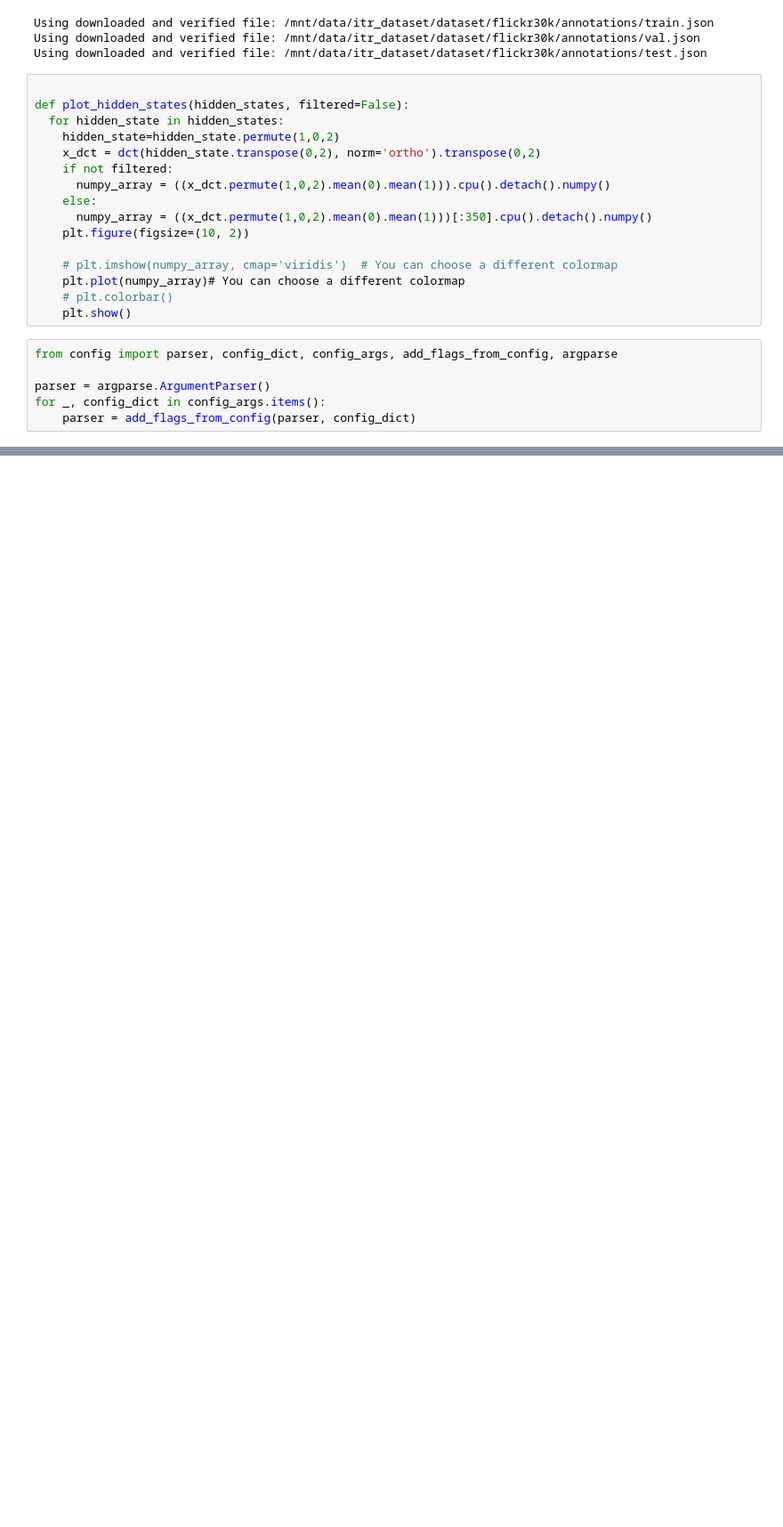
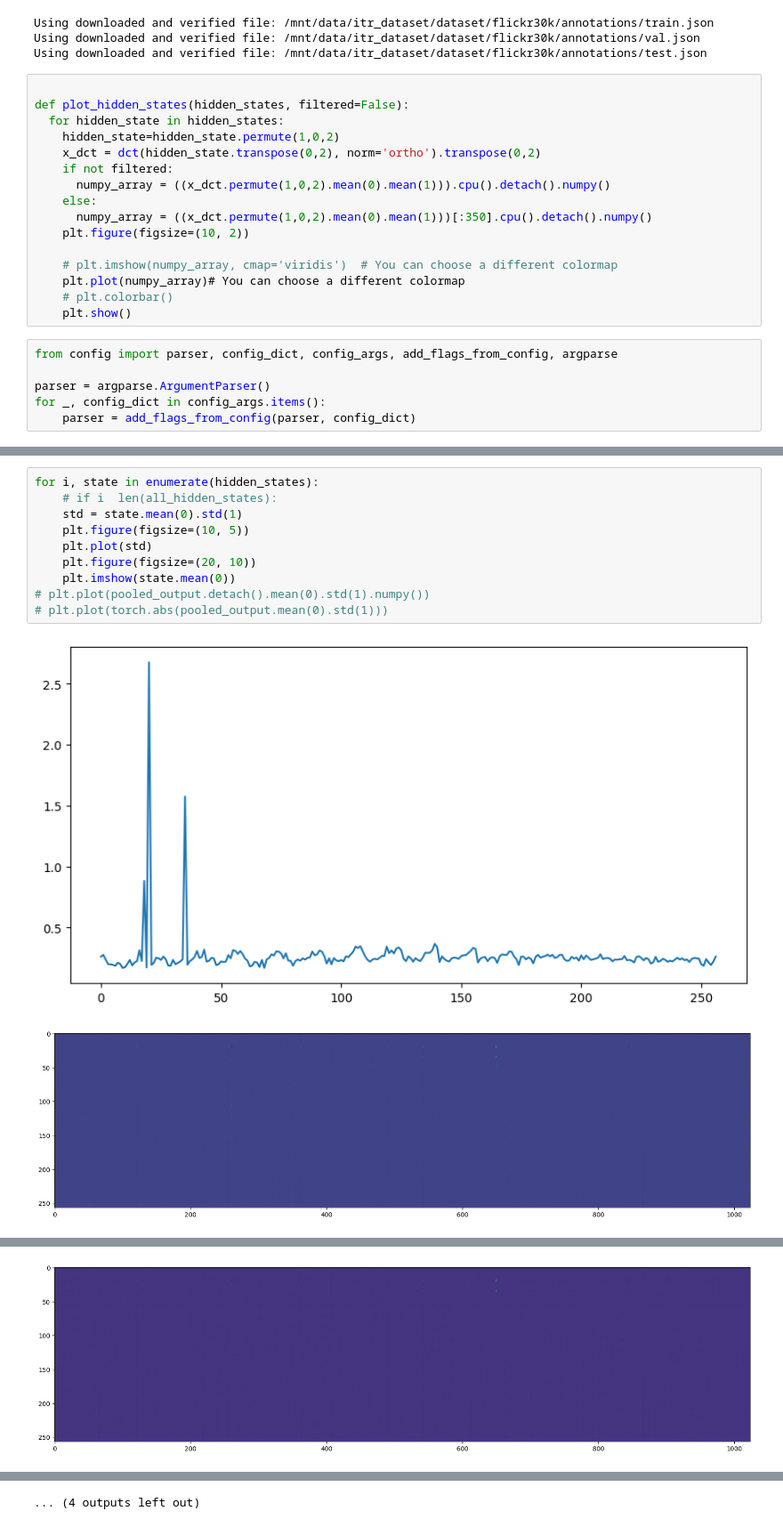
Before and after one commit to hchautran/HypCLIP, a Jupyter notebook: lab.ipynb, the cells around one changed output, grey strips where cells are left out. Shown at 89% size. Drawn from its saved outputs; the diff is of its cells as text; blank space fills up the shorter version.

```diff
--- a/lab.ipynb
+++ b/lab.ipynb
@@ -205,0 +170,13 @@ result
+# %%
+for i, state in enumerate(hidden_states):
+    # if i  len(all_hidden_states):
+    std = state.mean(0).std(1)
+    plt.figure(figsize=(10, 5))
+    plt.plot(std)
+    plt.figure(figsize=(20, 10))
+    plt.imshow(state.mean(0))
+# plt.plot(pooled_output.detach().mean(0).std(1).numpy())
+# plt.plot(torch.abs(pooled_output.mean(0).std(1)))
+# %% [output]
+[figure, added]
+[figure, added]
@@ -205,0 +184 @@ result
+[figure, added]
@@ -205,0 +193 @@ result
+... (4 outputs left out)
```
Also changed, not shown: parts of 13 cells of this notebook, 7 other files.
